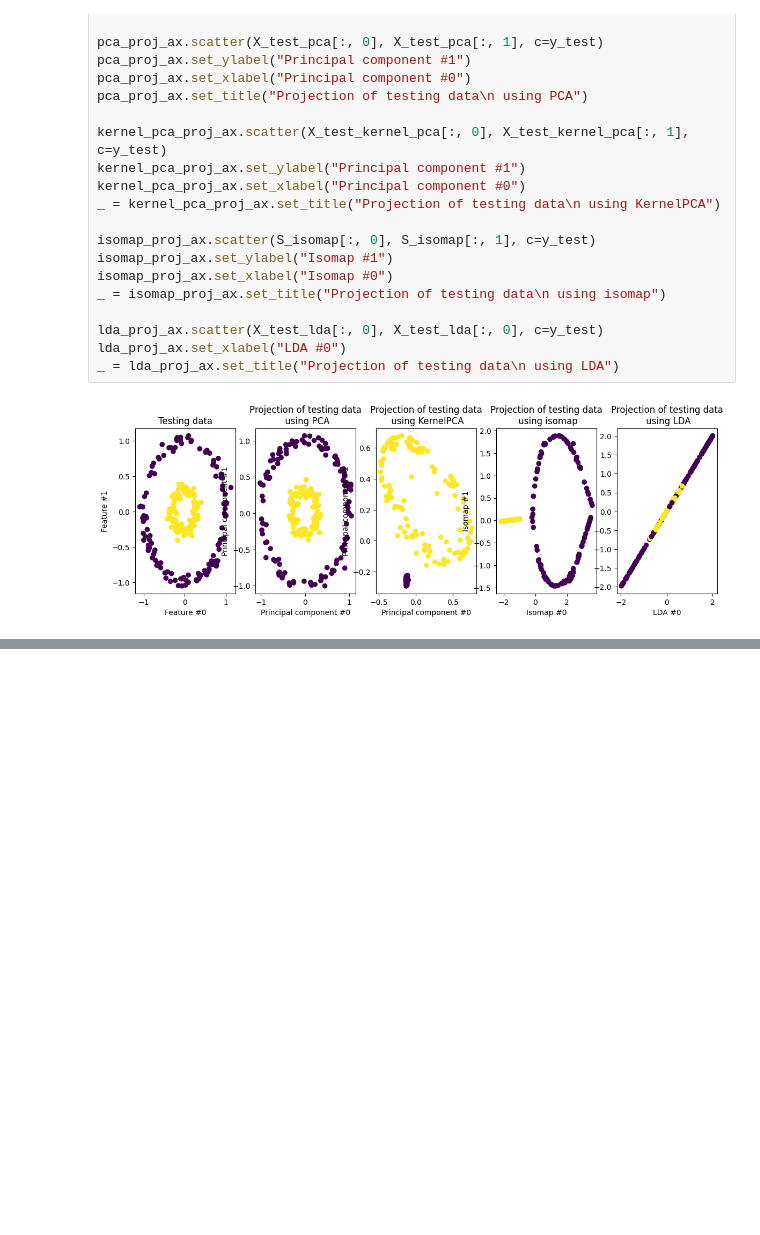
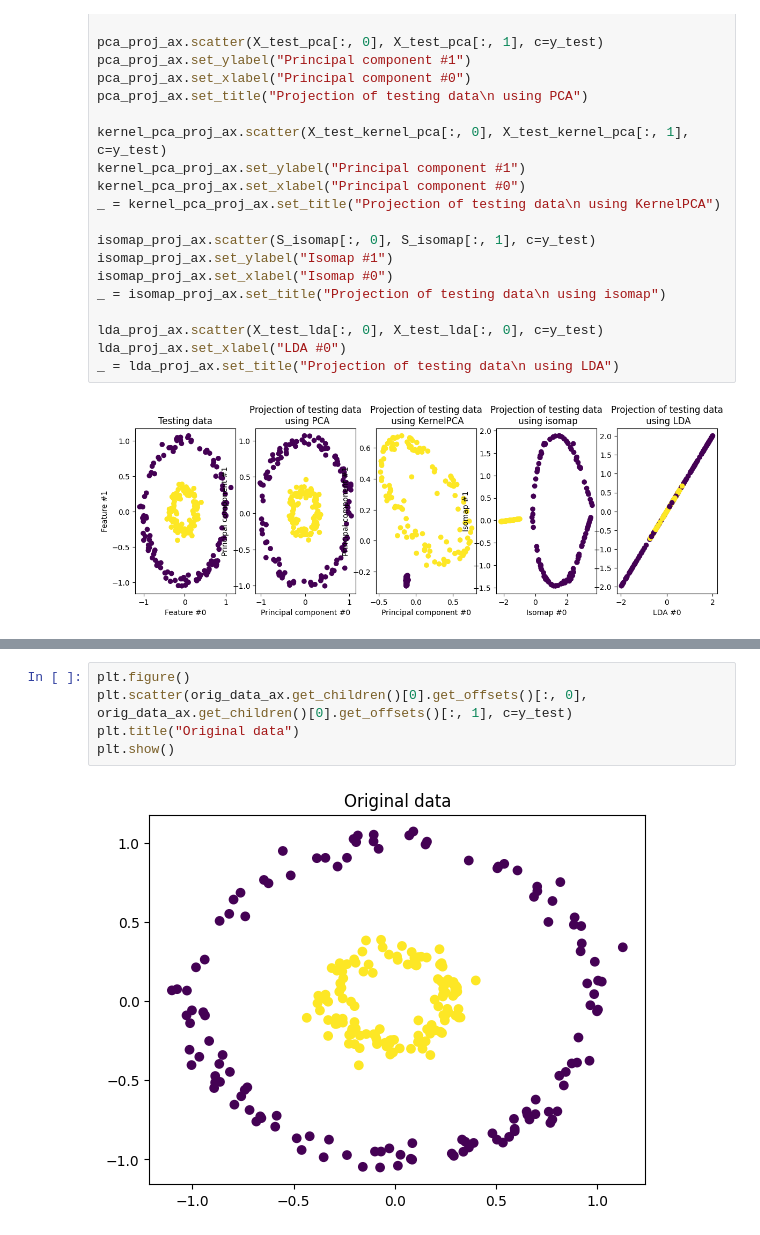
Before and after one commit to AAU-Dat/P5-Nonlinear-Dimensionality-Reduction, a Jupyter notebook: jupyter-notebooks/nonlinear.ipynb, the cells around one changed output, grey strips where cells are left out. Saved outputs shown, nothing was run; the diff lists cells and outputs as text; blank space fills up the shorter version.

Commit message:
all diagrams is now print induviualtly

```diff
--- a/jupyter-notebooks/nonlinear.ipynb
+++ b/jupyter-notebooks/nonlinear.ipynb
@@ -151,0 +75,7 @@ ValueError: Unknown label type: (array([-0.59830762, -2.83574418, -1.41645786, .
+# %%
+plt.figure()
+plt.scatter(orig_data_ax.get_children()[0].get_offsets()[:, 0], orig_data_ax.get_children()[0].get_offsets()[:, 1], c=y_test)
+plt.title("Original data")
+plt.show()
+# %% [output]
+[figure, added]
```
Also changed, not shown: parts of 8 cells of this notebook.
